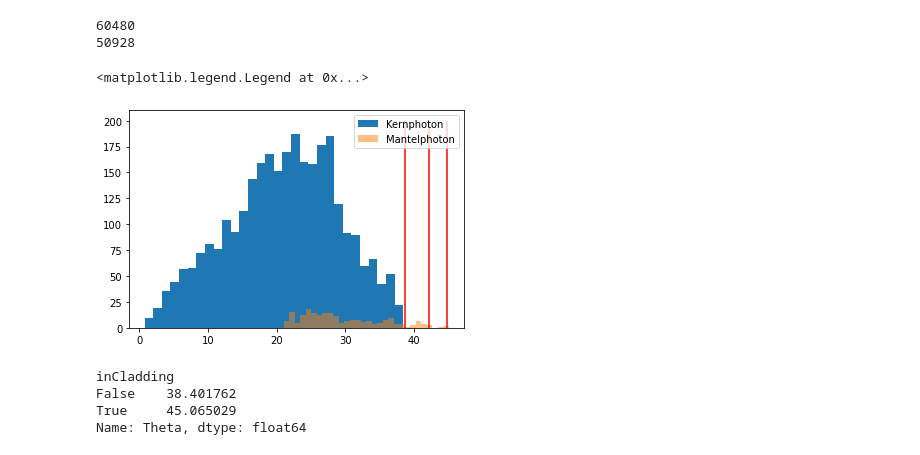
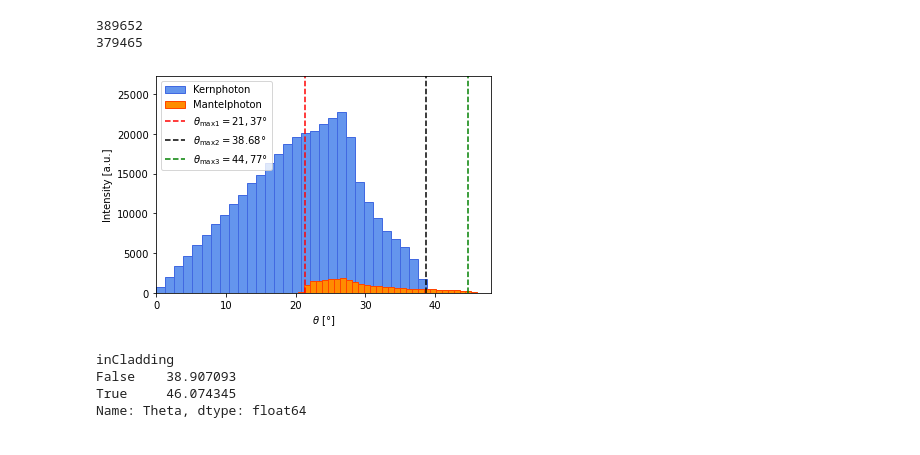
Before and after one commit to lukas-bert/Lab-Course-Particle-Physics, a Jupyter notebook: SciFi/Simulation.ipynb, the cells around one changed output. Drawn from its saved outputs; the diff is of its cells as text; code cells hidden in the pictures.

```diff
--- a/SciFi/Simulation.ipynb
+++ b/SciFi/Simulation.ipynb
@@ -14,9 +14,15 @@ df_sim = pd.DataFrame()
 
 names = ["y_exit", "z_exit", "x_start", "y_start", "z_start", "px_start", "py_start", "pz_start", "reflCoCl", "reflClCl", "wl", "gpsPosX", "length_core", "length_clad", "rayleighScatterings"]
 
-for i in range(50):
+for i in range(48): # 1200 files
     frame = pd.read_csv(f"content/data/Simulation/job_{i}.txt", sep="\s+", comment = "#", names = names)
-    df_sim = df_sim.append(frame)
+    frame["job_nr"] = i
+    df_sim = pd.concat([df_sim, frame])
+
+df_sim["index"] = range(0, len(df_sim))# set new index
+df_sim.set_index("index", inplace = True)
+
+df_sim["r_exit"] = np.sqrt(df_sim["y_exit"]**2 + df_sim["z_exit"]**2)
 
 print(df_sim.head())
 # %% [output]
@@ -54,27 +61,34 @@ plt.hist(df_sim["r_exit"], bins = bins);
 # %%
-print(df_sim.size)
+print(len(df_sim))
 df_sim = df_sim.drop(df_sim[df_sim["rayleighScatterings"] > 0].index)
-print(df_sim.size)
+print(len(df_sim))
 # %% [output]
-60480
-50928
+389652
+379465
 # %%
 df_sim["inCladding"] = df_sim["r_exit"] > 0.11
 df_sim["Theta"] = np.arccos(df_sim["px_start"])/np.pi*180
 # %%
-_, bins, _ = plt.hist(df_sim["Theta"][df_sim["inCladding"] == False], bins = 30, label = "Kernphoton")
-_, bins, _ = plt.hist(df_sim["Theta"][df_sim["inCladding"] == True], bins = 30, alpha = 0.5, label = "Mantelphoton")
-plt.vlines([38.68, 42.16, 44.77], 0, 200, color = "red");
-plt.legend()
+counts, bins, _ = plt.hist(df_sim["Theta"][df_sim["inCladding"] == False],
+                           bins = 30, label = "Kernphoton", color = "cornflowerblue", edgecolor = "royalblue")
+_, bins, _ = plt.hist(df_sim["Theta"][df_sim["inCladding"] == True],
+                      bins = 30, label = "Mantelphoton", color = "darkorange", edgecolor = "orangered")
+plt.vlines(21.37, 0, 1.2*max(counts), color = "red", ls = "dashed", label = r"$\theta_{\mathrm{max}1} = 21,37°$");
+plt.vlines(38.68, 0, 1.2*max(counts), color = "black", ls = "dashed", label = r"$\theta_{\mathrm{max}2} = 38.68°$");
+plt.vlines(44.77, 0, 1.2*max(counts), color = "green", ls = "dashed", label = r"$\theta_{\mathrm{max}3} = 44,77°$");
+plt.xlabel(r"$\theta$ [°]")
+plt.ylabel("Intensity [a.u.]")
+plt.ylim(0, 1.2*max(counts))
+plt.xlim(0, 48)
+plt.legend(loc = "upper left");
 # %% [output]
-<matplotlib.legend.Legend at 0x...>
-[figure, old version]
+[figure, new version]
 # %%
 df_sim.groupby(["inCladding"])["Theta"].max()
 # %% [output]
 inCladding
-False    38.401762
-True     45.065029
+False    38.907093
+True     46.074345
 Name: Theta, dtype: float64
 # %%
 # Abstand zum Mittelpunkt (Abstand Gerade-Gerade)
```
Also changed, not shown: parts of 12 cells of this notebook, 7 other files.
